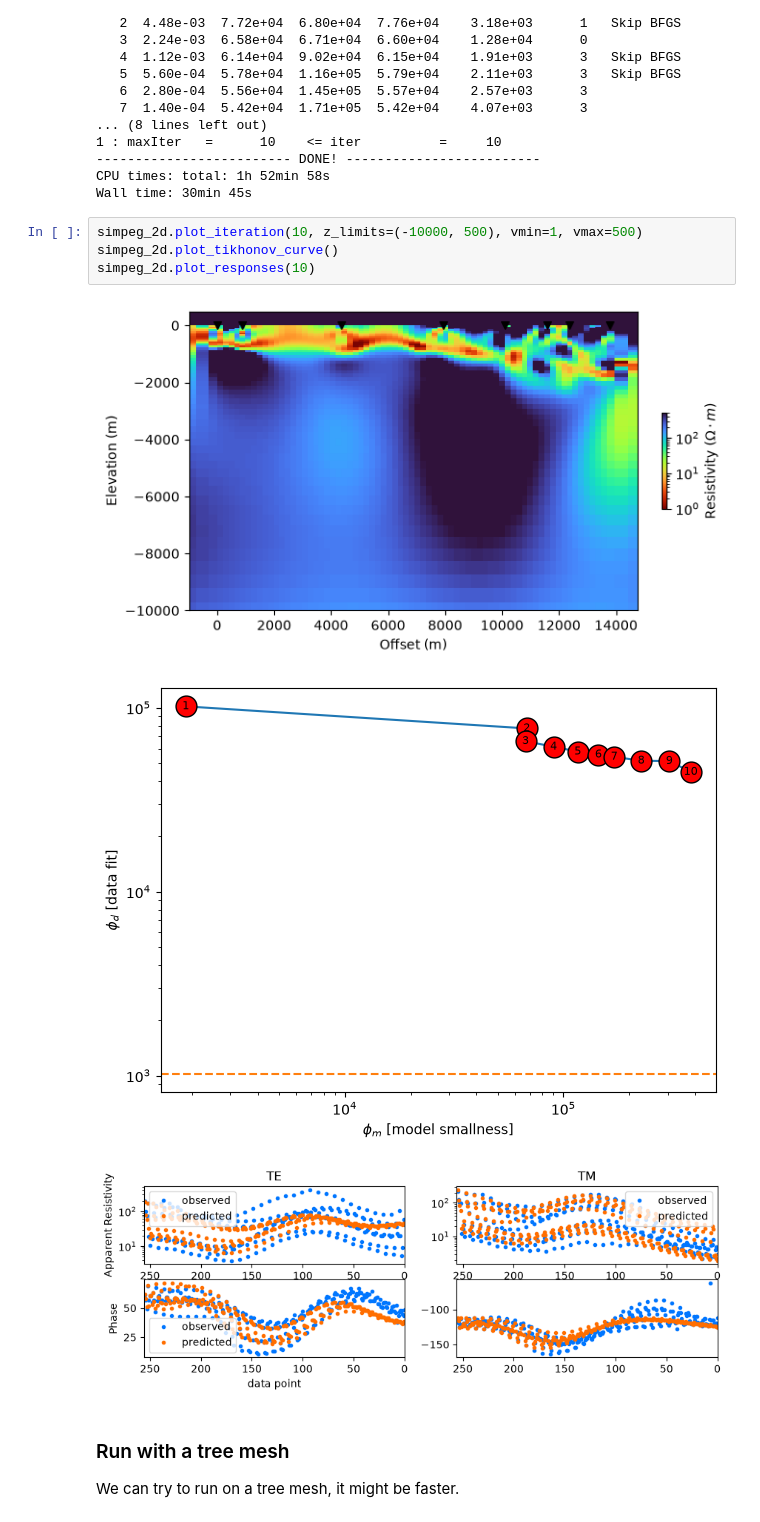
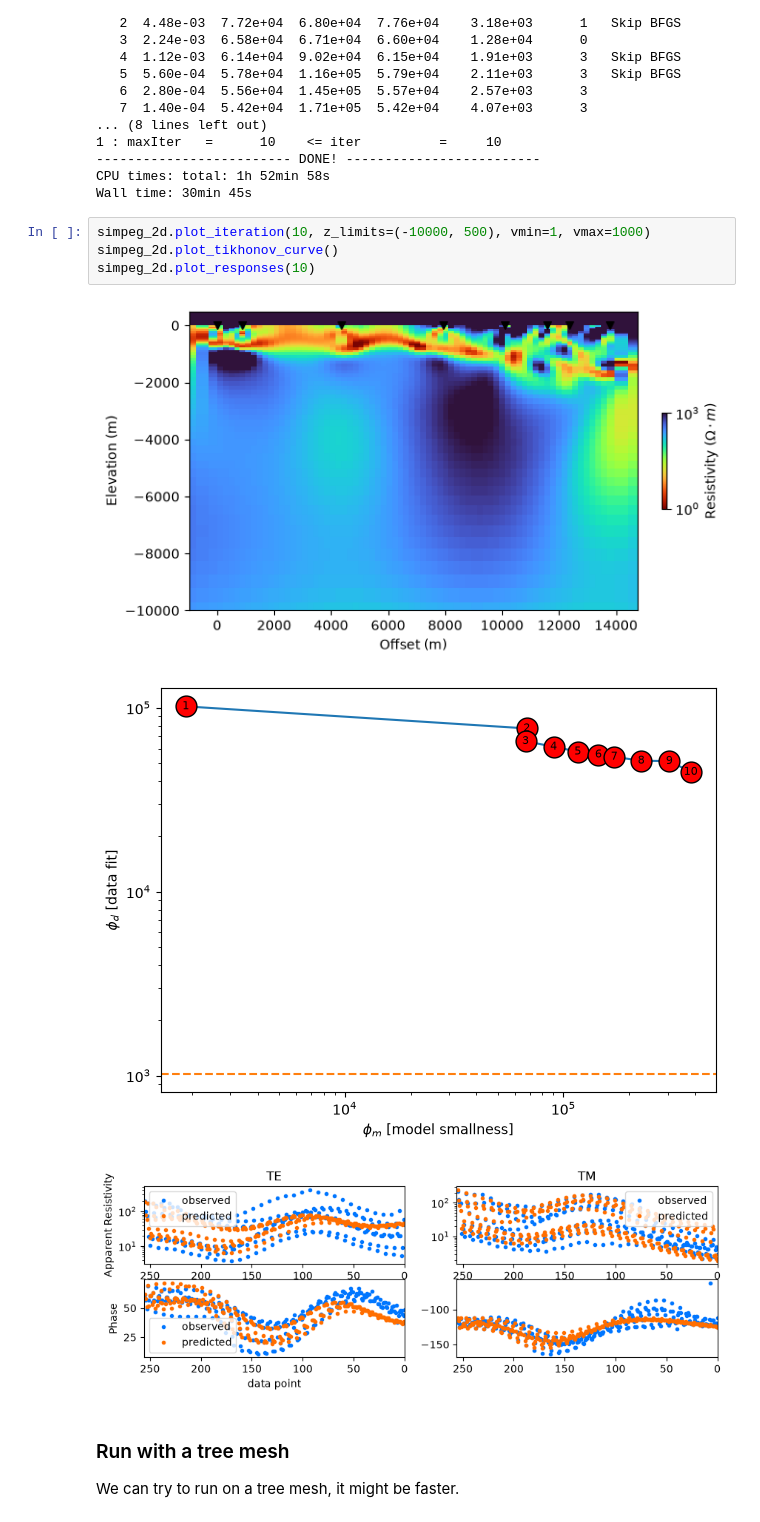
Before and after one commit to SAGE-Geophysical-Field-Camp/SAGE-Geophysical-Field-Camp.github.io, a Jupyter notebook: notebooks/mt/sage_2d_inversion.ipynb, the cells around one changed output. Drawn from its saved outputs; the diff is of its cells as text.

```diff
--- a/notebooks/mt/sage_2d_inversion.ipynb
+++ b/notebooks/mt/sage_2d_inversion.ipynb
@@ -250,11 +250,11 @@ Running inversion with SimPEG v0.25.2
 CPU times: total: 1h 52min 58s
 Wall time: 30min 45s
 # %%
-simpeg_2d.plot_iteration(10, z_limits=(-10000, 500), vmin=1, vmax=500)
+simpeg_2d.plot_iteration(10, z_limits=(-10000, 500), vmin=1, vmax=1000)
 simpeg_2d.plot_tikhonov_curve()
 simpeg_2d.plot_responses(10)
 # %% [output]
-[figure, old version]
+[figure, new version]
 [figure]
 [figure]
 # %% [markdown]
```
Also changed, not shown: parts of 3 cells of this notebook.
